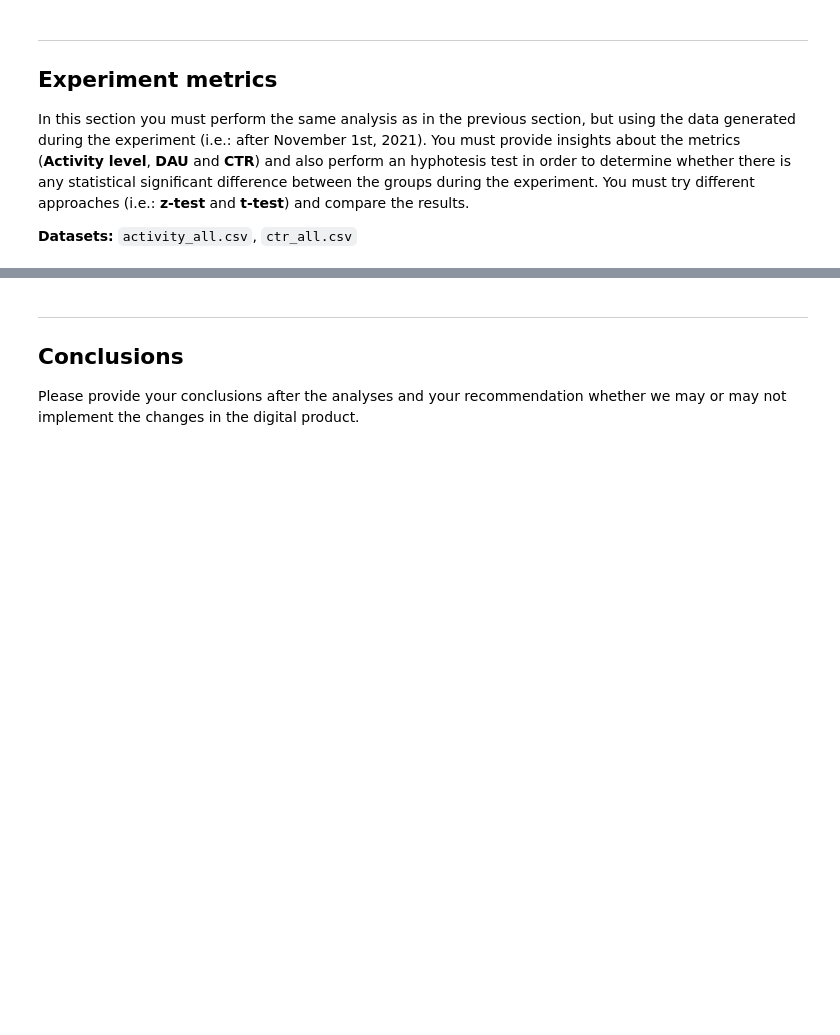
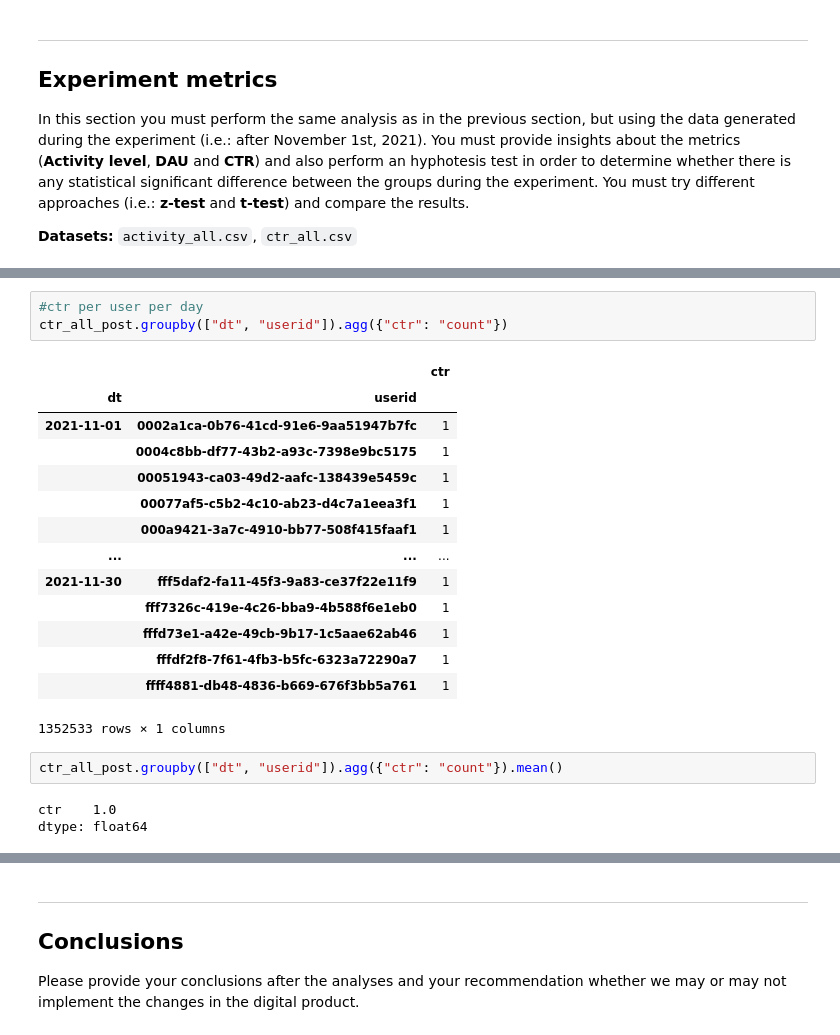
Before and after one commit to MargaMontV/the_significant_challenge, a Jupyter notebook: ab_test_challenge.ipynb, the cells around one changed output, grey strips where cells are left out. Cells and saved outputs as stored; diff of their text form; blank space fills up the shorter version.

```diff
--- a/ab_test_challenge.ipynb
+++ b/ab_test_challenge.ipynb
@@ -763,0 +964,23 @@ ctr_all_post.head()
+# %%
+#ctr per user per day
+ctr_all_post.groupby(["dt", "userid"]).agg({"ctr": "count"})
+# %% [output]
+|  |  | ctr |
+| dt | userid |  |
+| 2021-11-01 | 0002a1ca-0b76-41cd-91e6-9aa51947b7fc | 1 |
+|  | 0004c8bb-df77-43b2-a93c-7398e9bc5175 | 1 |
+|  | 00051943-ca03-49d2-aafc-138439e5459c | 1 |
+|  | 00077af5-c5b2-4c10-ab23-d4c7a1eea3f1 | 1 |
+|  | 000a9421-3a7c-4910-bb77-508f415faaf1 | 1 |
+| ... | ... | ... |
+| 2021-11-30 | fff5daf2-fa11-45f3-9a83-ce37f22e11f9 | 1 |
+|  | fff7326c-419e-4c26-bba9-4b588f6e1eb0 | 1 |
+|  | fffd73e1-a42e-49cb-9b17-1c5aae62ab46 | 1 |
+|  | fffdf2f8-7f61-4fb3-b5fc-6323a72290a7 | 1 |
+|  | ffff4881-db48-4836-b669-676f3bb5a761 | 1 |
+1352533 rows × 1 columns
+# %%
+ctr_all_post.groupby(["dt", "userid"]).agg({"ctr": "count"}).mean()
+# %% [output]
+ctr    1.0
+dtype: float64
```
Also changed, not shown: parts of 30 cells of this notebook.
